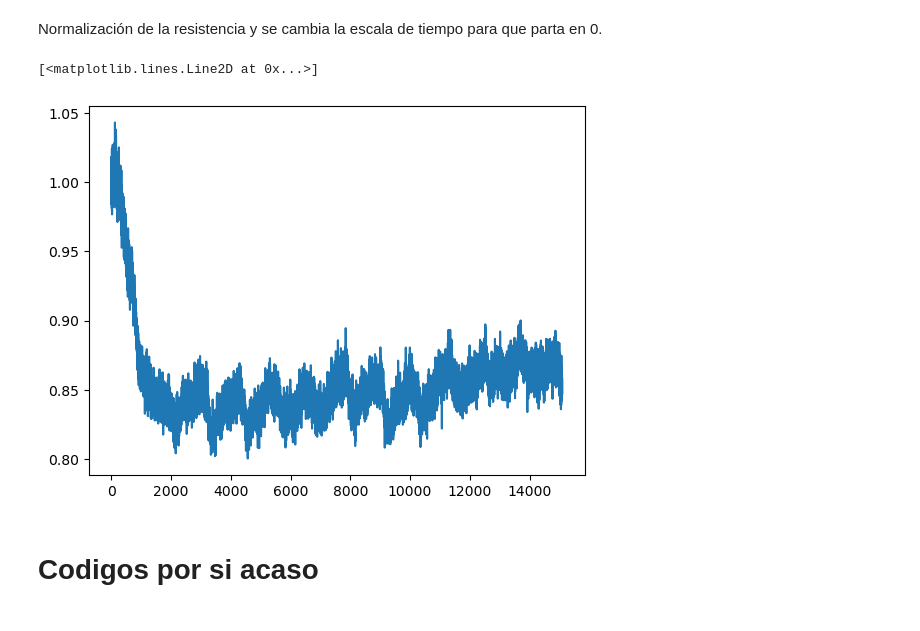
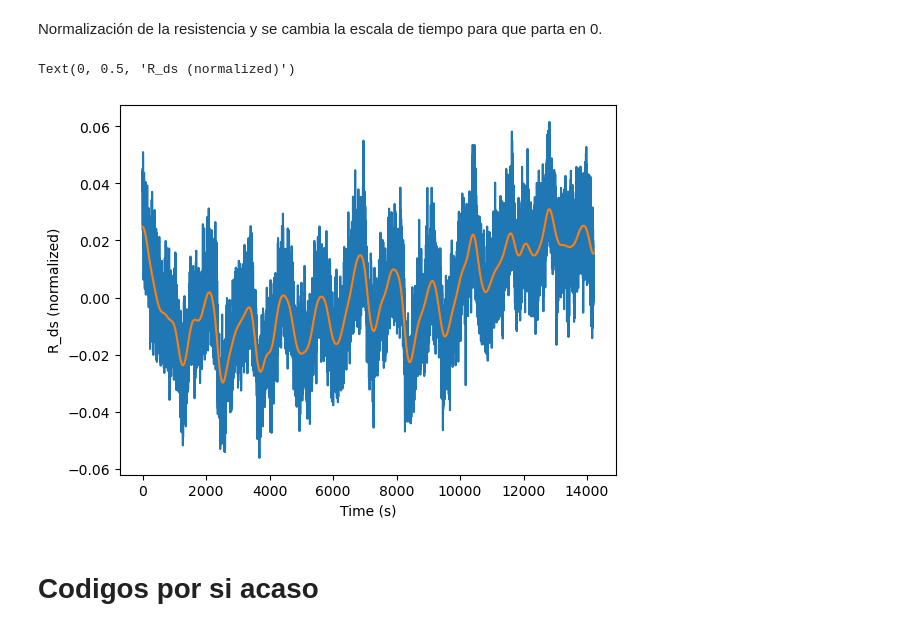
Before and after one commit to JoseUfre/Proyecto-Monitoreo-de-Condicion-2025-1, a Jupyter notebook: Test.ipynb, the cells around one changed output. Drawn from its saved outputs; the diff is of its cells as text; code cells hidden in the pictures.

```diff
--- a/Test.ipynb
+++ b/Test.ipynb
@@ -34,7 +39,7 @@ init = True
 
 for experiment in efective_experiments:
     # Cargar el archivo .mat
-    mat_data = scipy.io.loadmat(f'MOSFET_Thermal_Overstress_Aging_v0/Test_{experiment}_run_1.mat', squeeze_me=True, struct_as_record=False)
+    mat_data = scipy.io.loadmat(f'../MOSFET_Thermal_Overstress_Aging_v0/Test_{experiment}_run_1.mat', squeeze_me=True, struct_as_record=False)
 
     # Acceder al struct 'measurement'
     measurement = mat_data['measurement']
@@ -74,9 +79,12 @@ for experiment in efective_experiments:
 
         ds_voltage_n = measure.timeDomain.drainSourceVoltage
         ds_voltage.append(ds_voltage_n)
-    df = pd.DataFrame({'time': time, 'drain_current': drain_current, 'ds_voltage': ds_voltage})
+
+        # Leer Temperatura
+    df = pd.DataFrame({'time': time[2200:], 'drain_current': drain_current[2200:], 'ds_voltage': ds_voltage[2200:] })
     dfs = [df[(df["time"] >= start) & (df["time"] <= end)] for start, end in time_open]
     filtered_df = pd.concat(dfs).sort_index()
+
 
 
     print(len(time))
@@ -94,15 +102,27 @@ Normalización de la resistencia y se cambia la escala de tiempo para que parta
 # %%
 filtered_df["R_ds"] = filtered_df["ds_voltage"] / filtered_df["drain_current"]
 R_init = filtered_df["R_ds"].iloc[0]
+R_mean = filtered_df["R_ds"].mean()
+
+
 time_init = filtered_df["time"].iloc[0]
 
 filtered_df["time"] = filtered_df["time"].apply(lambda x: x - time_init)
-filtered_df["R_ds"] = filtered_df["R_ds"].apply(lambda x: x / R_init)
+filtered_df["R_ds"] = filtered_df["R_ds"].apply(lambda x: x - R_mean)
+filtered_df["R_ds"] = filtered_df["R_ds"].apply(lambda x: x/ R_mean)
+plt.plot(filtered_df["time"], filtered_df["R_ds"])
 
+
+# Apply gaussian filter to the data
+from scipy.ndimage import gaussian_filter1d
+
+filtered_df["R_ds"] = gaussian_filter1d(filtered_df["R_ds"], sigma=100)
 plt.plot(filtered_df["time"], filtered_df["R_ds"])
+plt.xlabel("Time (s)")
+plt.ylabel("R_ds (normalized)")
 # %% [output]
-[<matplotlib.lines.Line2D at 0x...>]
+Text(0, 0.5, 'R_ds (normalized)')
-[figure, old version]
+[figure, new version]
 # %% [markdown]
 # Codigos por si acaso
 # %%
```
Also changed, not shown: parts of 2 cells of this notebook.
